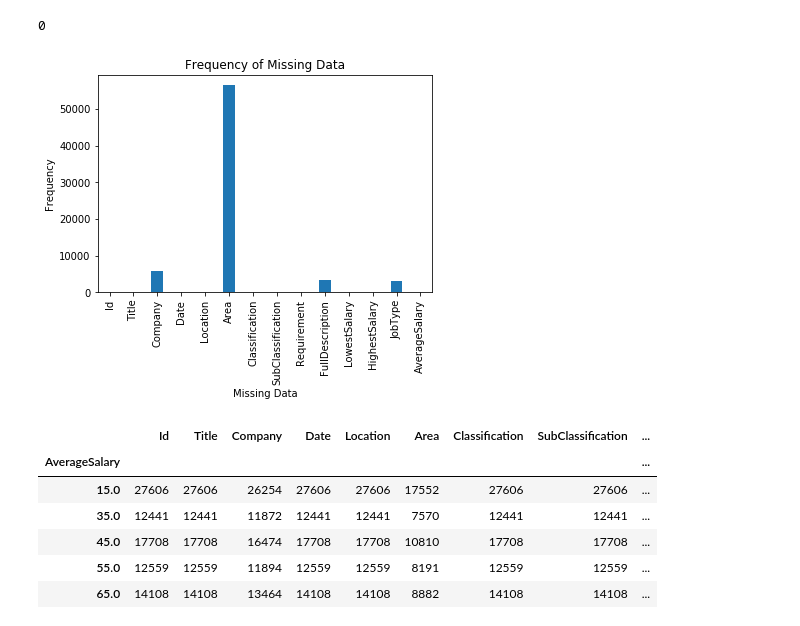
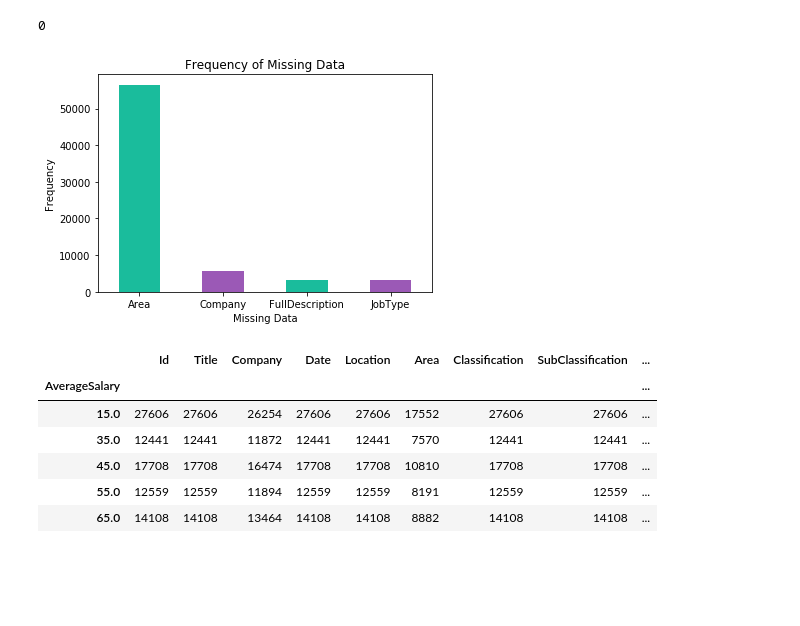
Before and after one commit to subtitled/Big_Data_Analysis_Part_1, a Jupyter notebook: ass1.ipynb, the cells around one changed output. Cells and saved outputs as stored; diff of their text form; code cells hidden in the pictures; blank space fills up the shorter version.

```diff
--- a/ass1.ipynb
+++ b/ass1.ipynb
@@ -243,16 +238,18 @@ df[df.duplicated()].shape[0]
 0
 # %%
 #Check missing data and visualise them in a corresponding chart.
-null_count = df.isnull().sum()
-null_count.plot(kind='bar')
+null_count = df.isnull().sum().sort_values(ascending=False)
+null_count = null_count[null_count > 0]
+null_count.plot(kind="bar", color=['#1abc9c', '#9b59b6'])
+plt.xticks(rotation=0,horizontalalignment="center")
 plt.title("Frequency of Missing Data")
 plt.xlabel("Missing Data")
 plt.ylabel("Frequency")
 plt.show()
 
 # May want to tweak graph appearence.
 # %% [output]
-[figure, old version]
+[figure, new version]
 # %%
 # Part 2 - Data Analysis and Interpretation
 
```
Also changed, not shown: parts of 1 cell of this notebook.
